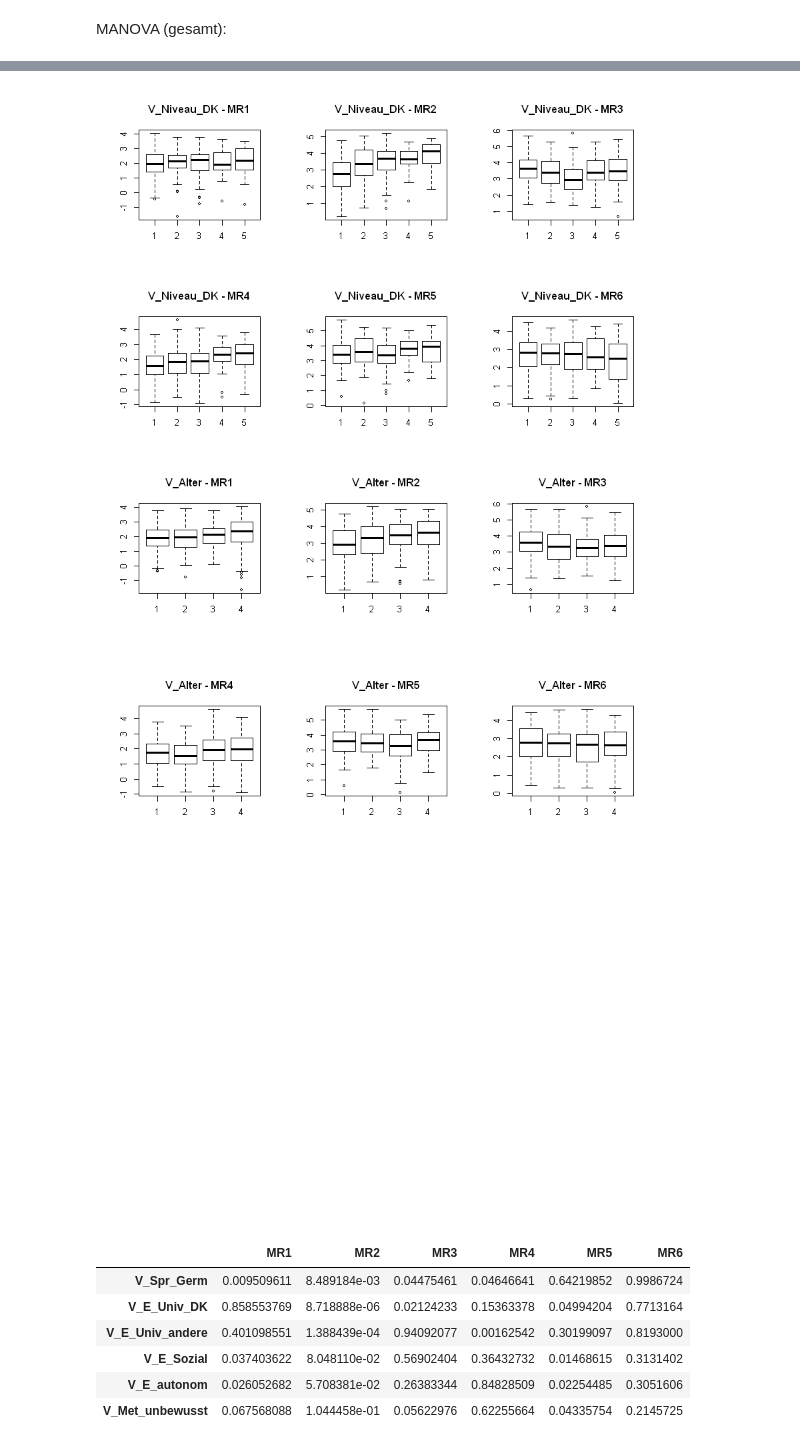
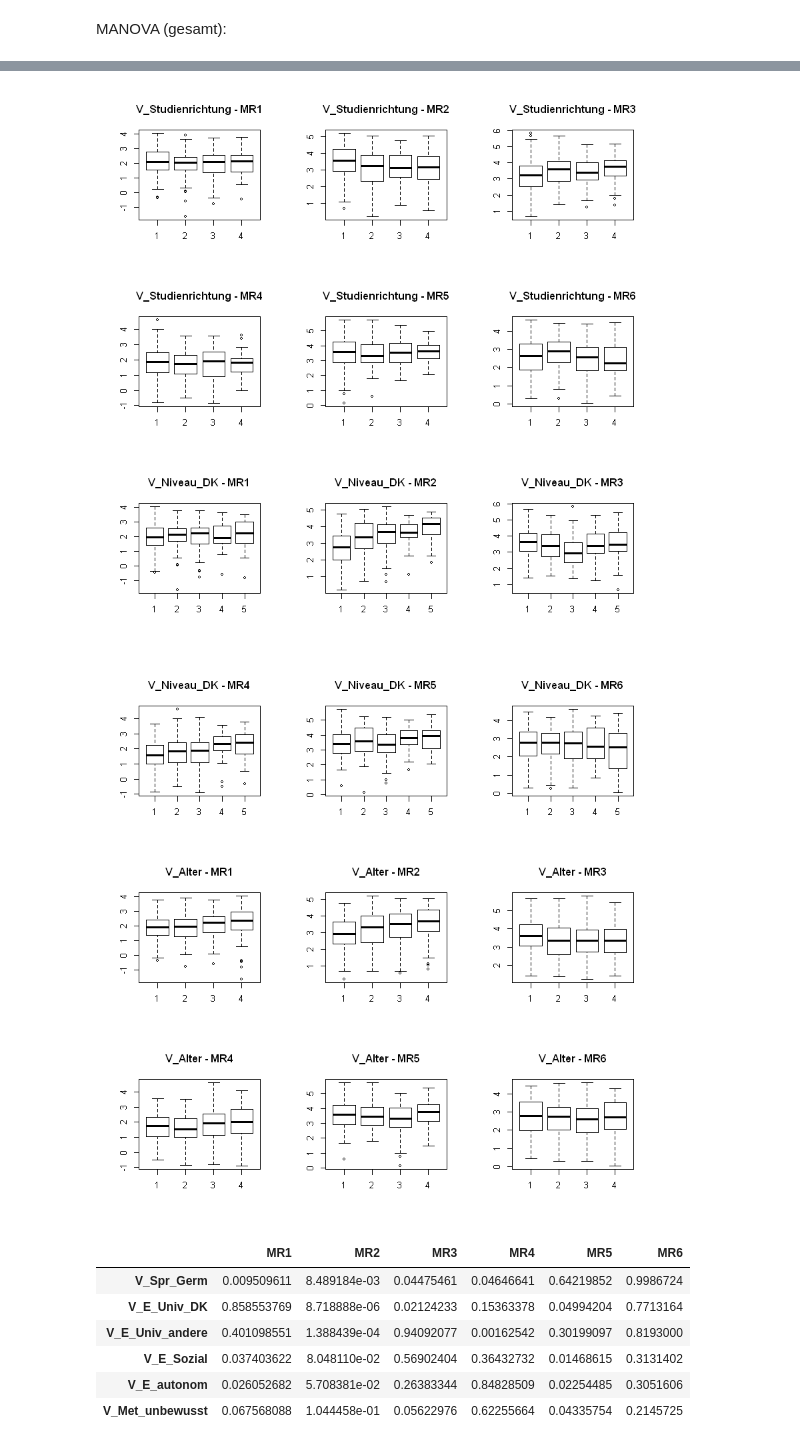
Before and after one commit to martinakienberger/Dissertation_LIS, a Jupyter notebook: MANOVA.ipynb, the cells around one changed output, grey strips where cells are left out. Drawn from its saved outputs; the diff is of its cells as text; code cells hidden in the pictures.

```diff
--- a/MANOVA.ipynb
+++ b/MANOVA.ipynb
@@ -526,21 +622,27 @@ res3
 write.csv2(res3, file ="D:\\Daten\\DISS\\Daten\\Resmanova3.csv",row.names=TRUE)
 # %%
 par(mfrow=c(3,3))
+boxplot(MR1~V_Studienrichtung, data = Df_total, main = 'V_Studienrichtung - MR1')
+boxplot(MR2~V_Studienrichtung, data = Df_total, main = 'V_Studienrichtung - MR2')
+boxplot(MR3~V_Studienrichtung, data = Df_total, main = 'V_Studienrichtung - MR3')
+boxplot(MR4~V_Studienrichtung, data = Df_total, main = 'V_Studienrichtung - MR4')
+boxplot(MR5~V_Studienrichtung, data = Df_total, main = 'V_Studienrichtung - MR5')
+boxplot(MR6~V_Studienrichtung, data = Df_total, main = 'V_Studienrichtung - MR6')
 boxplot(MR1~V_Niveau_DK, data = Df_total, main = 'V_Niveau_DK - MR1')
 boxplot(MR2~V_Niveau_DK, data = Df_total, main = 'V_Niveau_DK - MR2')
 boxplot(MR3~V_Niveau_DK, data = Df_total, main = 'V_Niveau_DK - MR3')
 boxplot(MR4~V_Niveau_DK, data = Df_total, main = 'V_Niveau_DK - MR4')
 boxplot(MR5~V_Niveau_DK, data = Df_total, main = 'V_Niveau_DK - MR5')
 boxplot(MR6~V_Niveau_DK, data = Df_total, main = 'V_Niveau_DK - MR6')
 boxplot(MR1~V_Alter, data = Df_total, main = 'V_Alter - MR1')
 boxplot(MR2~V_Alter, data = Df_total, main = 'V_Alter - MR2')
 boxplot(MR3~V_Alter, data = Df_total, main = 'V_Alter - MR3')
 boxplot(MR4~V_Alter, data = Df_total, main = 'V_Alter - MR4')
 boxplot(MR5~V_Alter, data = Df_total, main = 'V_Alter - MR5')
 boxplot(MR6~V_Alter, data = Df_total, main = 'V_Alter - MR6')
 # %% [output]
-[figure, old version]
+[figure, new version]
-[figure, old version]
+[figure, new version]
 # %%
 ttest_A3 <- tabletstbonf(Df_total,c('V_Spr_Germ',
  'V_E_Univ_DK',
```
Also changed, not shown: parts of 76 cells of this notebook, 4 other files.
